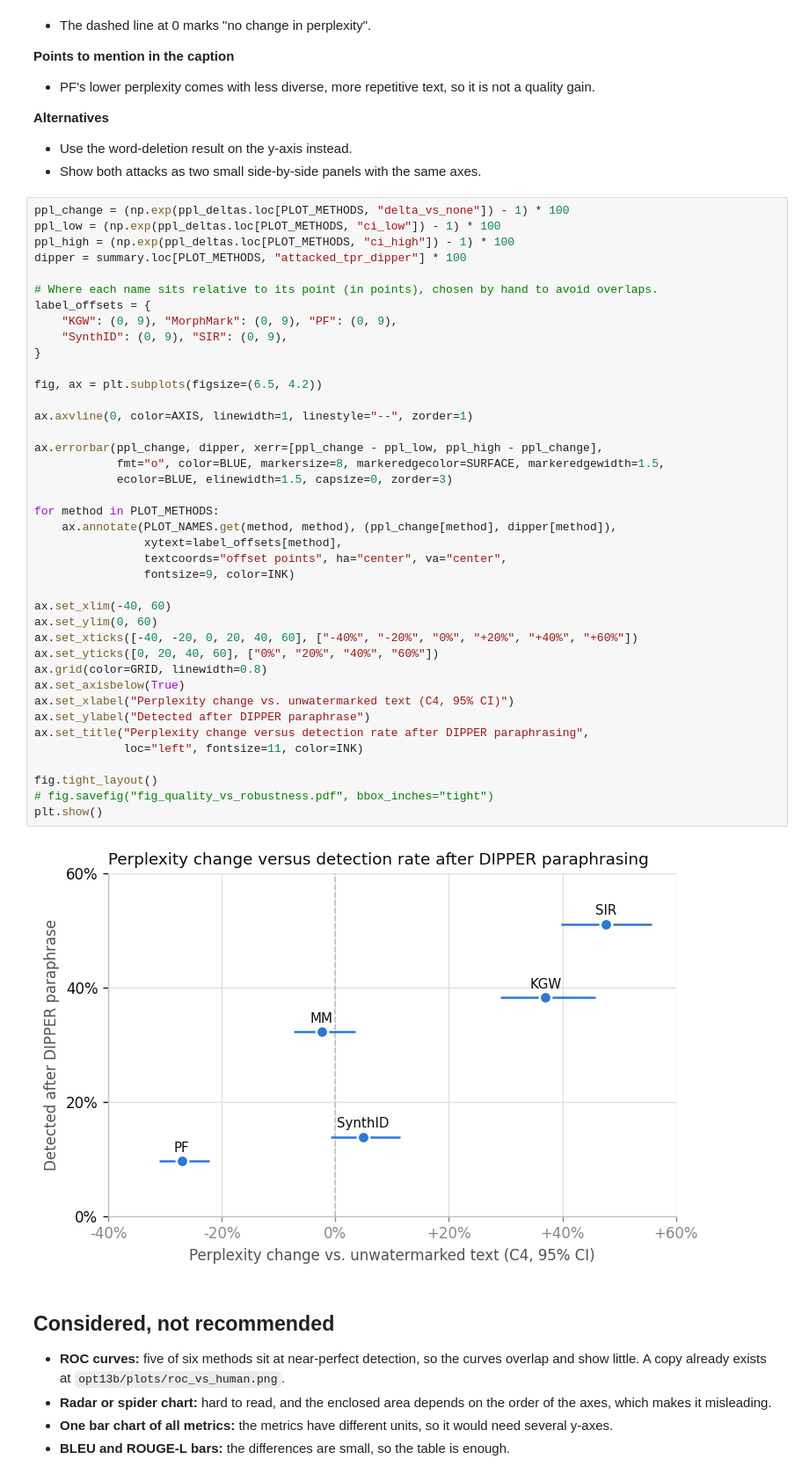
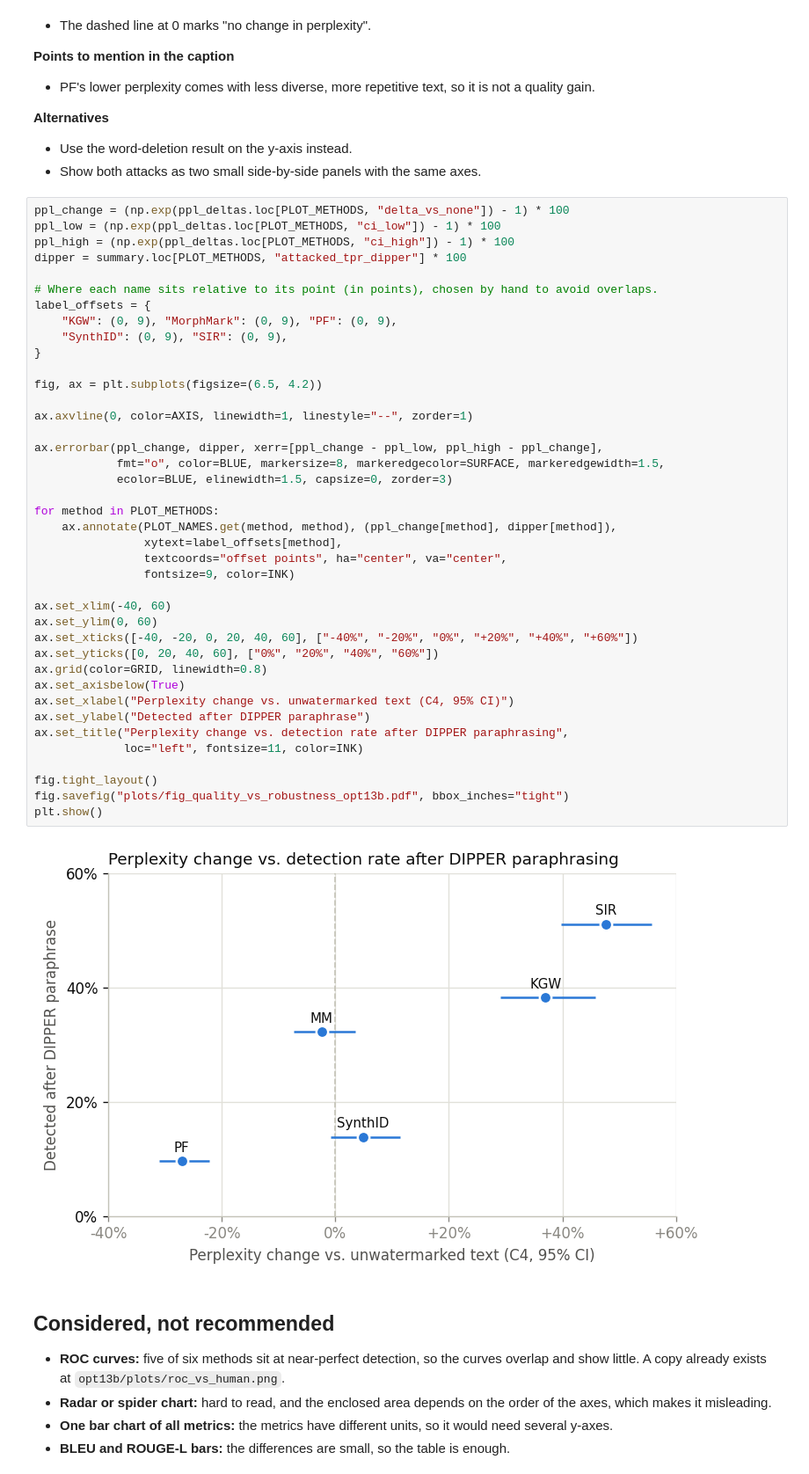
Before and after one commit to PhSchumi/marky-mark, a Jupyter notebook: run_results/plots_tables.ipynb, the cells around one changed output. Shown at 88% size. Drawn from its saved outputs; the diff is of its cells as text.

```diff
--- a/run_results/plots_tables.ipynb
+++ b/run_results/plots_tables.ipynb
@@ -247,36 +247,36 @@ label_offsets = {
     "SynthID": (0, 9), "SIR": (0, 9),
 }
 
 fig, ax = plt.subplots(figsize=(6.5, 4.2))
 
 ax.axvline(0, color=AXIS, linewidth=1, linestyle="--", zorder=1)
 
 ax.errorbar(ppl_change, dipper, xerr=[ppl_change - ppl_low, ppl_high - ppl_change],
             fmt="o", color=BLUE, markersize=8, markeredgecolor=SURFACE, markeredgewidth=1.5,
             ecolor=BLUE, elinewidth=1.5, capsize=0, zorder=3)
 
 for method in PLOT_METHODS:
     ax.annotate(PLOT_NAMES.get(method, method), (ppl_change[method], dipper[method]),
                 xytext=label_offsets[method],
                 textcoords="offset points", ha="center", va="center",
                 fontsize=9, color=INK)
 
 ax.set_xlim(-40, 60)
 ax.set_ylim(0, 60)
 ax.set_xticks([-40, -20, 0, 20, 40, 60], ["-40%", "-20%", "0%", "+20%", "+40%", "+60%"])
 ax.set_yticks([0, 20, 40, 60], ["0%", "20%", "40%", "60%"])
 ax.grid(color=GRID, linewidth=0.8)
 ax.set_axisbelow(True)
 ax.set_xlabel("Perplexity change vs. unwatermarked text (C4, 95% CI)")
 ax.set_ylabel("Detected after DIPPER paraphrase")
-ax.set_title("Perplexity change versus detection rate after DIPPER paraphrasing",
+ax.set_title("Perplexity change vs. detection rate after DIPPER paraphrasing",
              loc="left", fontsize=11, color=INK)
 
 fig.tight_layout()
-# fig.savefig("fig_quality_vs_robustness.pdf", bbox_inches="tight")
+fig.savefig("plots/fig_quality_vs_robustness_opt13b.pdf", bbox_inches="tight")
 plt.show()
 # %% [output]
-[figure, old version]
+[figure, new version]
 # %% [markdown]
 ## Considered, not recommended
 - **ROC curves:** five of six methods sit at near-perfect detection, so the curves overlap and show little. A copy already exists at `opt13b/plots/roc_vs_human.png`.
```
Also changed, not shown: parts of 4 cells of this notebook, 7 other files.
